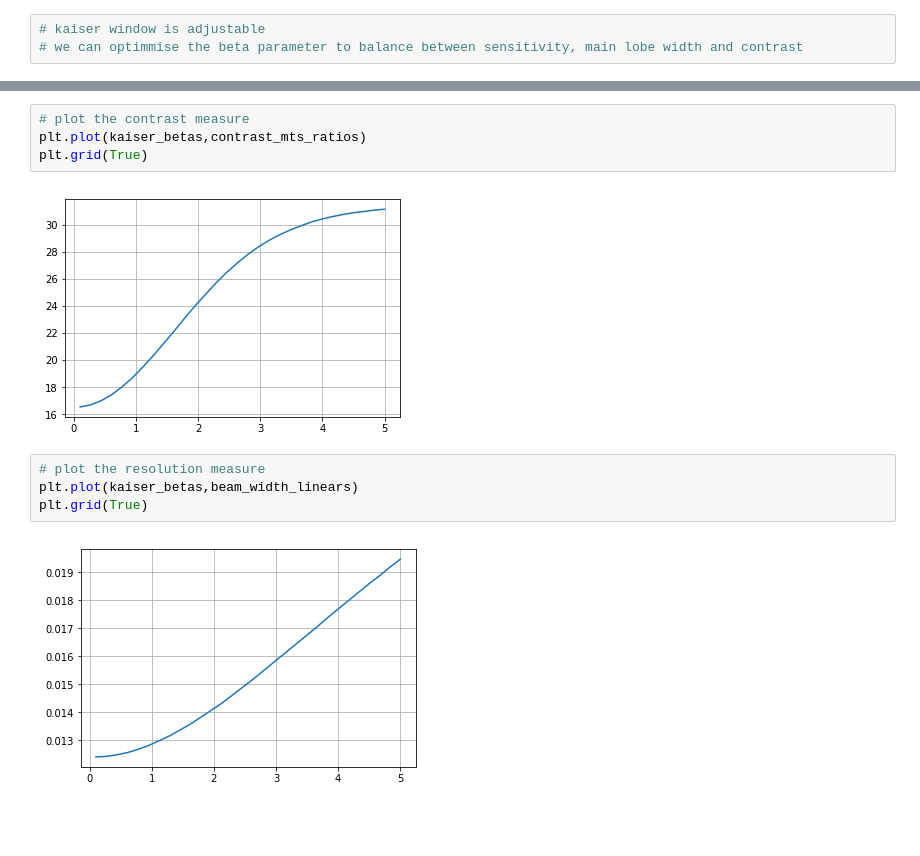
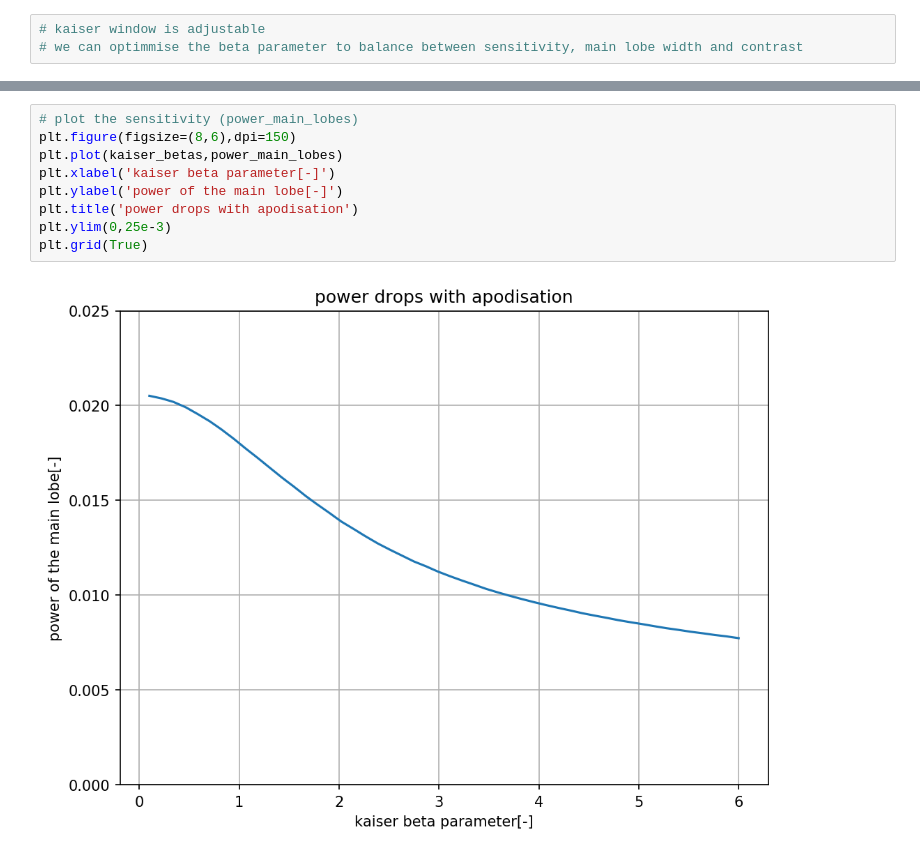
Before and after one commit to ultraleap/HandyBeam-Strathclyde, a Jupyter notebook: explore_kaiser_window.ipynb, the cells around one changed output, grey strips where cells are left out. Drawn from its saved outputs; the diff is of its cells as text; blank space fills up the shorter version.

```diff
--- a/explore_kaiser_window.ipynb
+++ b/explore_kaiser_window.ipynb
@@ -109,12 +85,11 @@ plt.grid(True)
-# %%
-# plot the contrast measure
-plt.plot(kaiser_betas,contrast_mts_ratios)
-plt.grid(True)
-# %% [output]
-[figure, removed]
-# %%
-# plot the resolution measure
-plt.plot(kaiser_betas,beam_width_linears)
-plt.grid(True)
-# %% [output]
-[figure, removed]
+# %%
+# plot the sensitivity (power_main_lobes)
+plt.figure(figsize=(8,6),dpi=150)
+plt.plot(kaiser_betas,power_main_lobes)
+plt.xlabel('kaiser beta parameter[-]')
+plt.ylabel('power of the main lobe[-]')
+plt.title('power drops with apodisation')
+plt.ylim(0,25e-3)
+plt.grid(True)
+# %% [output]
+[figure, added]
```
Also changed, not shown: parts of 13 cells of this notebook, 4 other files.
